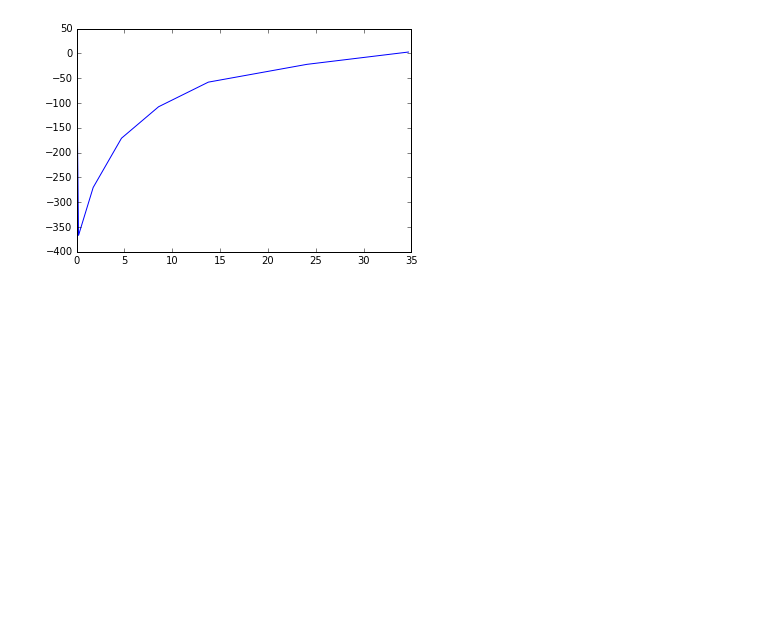
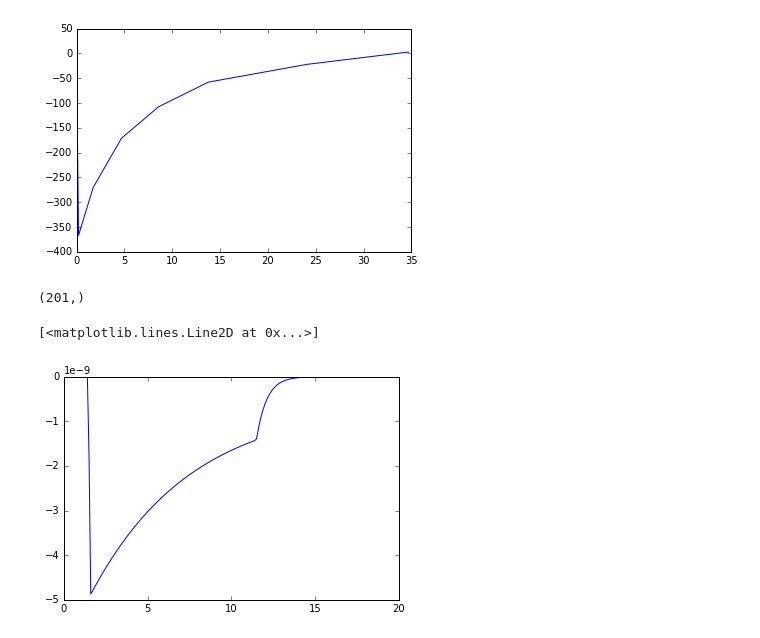
Before and after one commit to huskeypm/microglia, a Jupyter notebook: fitting/fitting.ipynb, the cells around one changed output. Cells and saved outputs as stored; diff of their text form; code cells hidden in the pictures; blank space fills up the shorter version.

```diff
--- a/fitting/fitting.ipynb
+++ b/fitting/fitting.ipynb
@@ -60,3 +60,18 @@ plt.plot(expdata[:,0],expdata[:,1])
 # %% [output]
 [<matplotlib.lines.Line2D at 0x...>]
 [figure]
+# %%
+#data = aG.readPickle("test_cat.pickle")
+stateLabel = "I_ptxf"
+subData = ao.GetData(data,stateLabel)
+i=0
+ts = subData.t[i:]
+vals = subData.valsIdx[i:]
+print np.shape(subData.valsIdx)
+
+#normedPred = vals/np.min(vals)
+plt.plot(ts,vals,label="pred")
+# %% [output]
+(201,)
+[<matplotlib.lines.Line2D at 0x...>]
+[figure, added]
```
Also changed, not shown: parts of 2 cells of this notebook, 4 other files.
